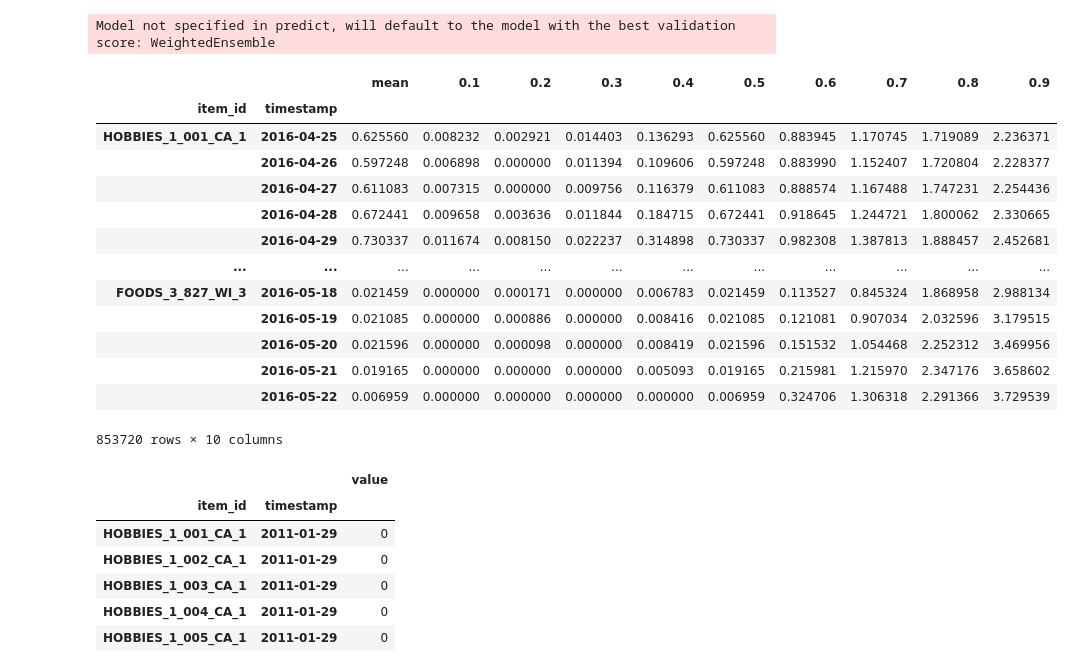
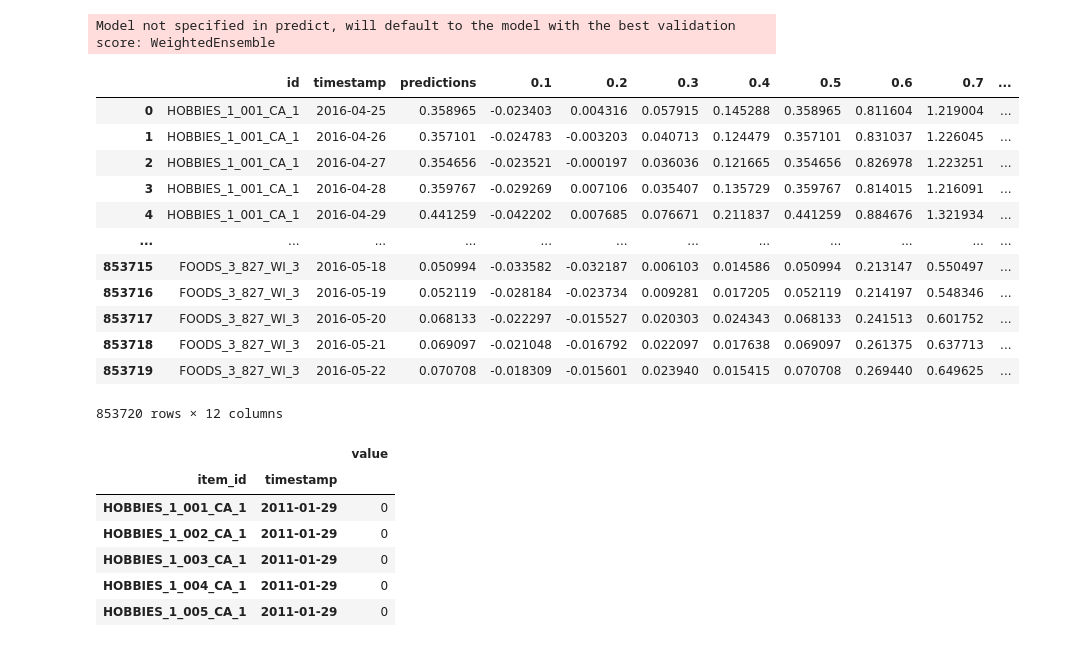
Before and after one commit to RobertWSmith/time-series-llm, a Jupyter notebook: autogluon.ipynb, the cells around one changed output. Cells and saved outputs as stored; diff of their text form; code cells hidden in the pictures.

```diff
--- a/autogluon.ipynb
+++ b/autogluon.ipynb
@@ -77,24 +74,22 @@ predictor.leaderboard()
 # %%
 predictions = predictor.predict(train_data)
-predictions[predictions < 0.0] = 0.0
-predictions = np.expm1(predictions)
-predictions
+my_predictions = predictions.reset_index().rename(columns={"item_id": "id", "mean": "predictions"})
+my_predictions
 # %% [output]
 Model not specified in predict, will default to the model with the best validation score: WeightedEnsemble
-|  |  | mean | 0.1 | 0.2 | 0.3 | 0.4 | 0.5 | 0.6 | 0.7 | 0.8 | 0.9 |
-| item_id | timestamp |  |  |  |  |  |  |  |  |  |  |
-| HOBBIES_1_001_CA_1 | 2016-04-25 | 0.625560 | 0.008232 | 0.002921 | 0.014403 | 0.136293 | 0.625560 | 0.883945 | 1.170745 | 1.719089 | 2.236371 |
-|  | 2016-04-26 | 0.597248 | 0.006898 | 0.000000 | 0.011394 | 0.109606 | 0.597248 | 0.883990 | 1.152407 | 1.720804 | 2.228377 |
-|  | 2016-04-27 | 0.611083 | 0.007315 | 0.000000 | 0.009756 | 0.116379 | 0.611083 | 0.888574 | 1.167488 | 1.747231 | 2.254436 |
-|  | 2016-04-28 | 0.672441 | 0.009658 | 0.003636 | 0.011844 | 0.184715 | 0.672441 | 0.918645 | 1.244721 | 1.800062 | 2.330665 |
-|  | 2016-04-29 | 0.730337 | 0.011674 | 0.008150 | 0.022237 | 0.314898 | 0.730337 | 0.982308 | 1.387813 | 1.888457 | 2.452681 |
+|  | id | timestamp | predictions | 0.1 | 0.2 | 0.3 | 0.4 | 0.5 | 0.6 | 0.7 | ... |
+| 0 | HOBBIES_1_001_CA_1 | 2016-04-25 | 0.358965 | -0.023403 | 0.004316 | 0.057915 | 0.145288 | 0.358965 | 0.811604 | 1.219004 | ... |
+| 1 | HOBBIES_1_001_CA_1 | 2016-04-26 | 0.357101 | -0.024783 | -0.003203 | 0.040713 | 0.124479 | 0.357101 | 0.831037 | 1.226045 | ... |
+| 2 | HOBBIES_1_001_CA_1 | 2016-04-27 | 0.354656 | -0.023521 | -0.000197 | 0.036036 | 0.121665 | 0.354656 | 0.826978 | 1.223251 | ... |
+| 3 | HOBBIES_1_001_CA_1 | 2016-04-28 | 0.359767 | -0.029269 | 0.007106 | 0.035407 | 0.135729 | 0.359767 | 0.814015 | 1.216091 | ... |
+| 4 | HOBBIES_1_001_CA_1 | 2016-04-29 | 0.441259 | -0.042202 | 0.007685 | 0.076671 | 0.211837 | 0.441259 | 0.884676 | 1.321934 | ... |
 | ... | ... | ... | ... | ... | ... | ... | ... | ... | ... | ... | ... |
-| FOODS_3_827_WI_3 | 2016-05-18 | 0.021459 | 0.000000 | 0.000171 | 0.000000 | 0.006783 | 0.021459 | 0.113527 | 0.845324 | 1.868958 | 2.988134 |
-|  | 2016-05-19 | 0.021085 | 0.000000 | 0.000886 | 0.000000 | 0.008416 | 0.021085 | 0.121081 | 0.907034 | 2.032596 | 3.179515 |
-|  | 2016-05-20 | 0.021596 | 0.000000 | 0.000098 | 0.000000 | 0.008419 | 0.021596 | 0.151532 | 1.054468 | 2.252312 | 3.469956 |
-|  | 2016-05-21 | 0.019165 | 0.000000 | 0.000000 | 0.000000 | 0.005093 | 0.019165 | 0.215981 | 1.215970 | 2.347176 | 3.658602 |
-|  | 2016-05-22 | 0.006959 | 0.000000 | 0.000000 | 0.000000 | 0.000000 | 0.006959 | 0.324706 | 1.306318 | 2.291366 | 3.729539 |
+| 853715 | FOODS_3_827_WI_3 | 2016-05-18 | 0.050994 | -0.033582 | -0.032187 | 0.006103 | 0.014586 | 0.050994 | 0.213147 | 0.550497 | ... |
+| 853716 | FOODS_3_827_WI_3 | 2016-05-19 | 0.052119 | -0.028184 | -0.023734 | 0.009281 | 0.017205 | 0.052119 | 0.214197 | 0.548346 | ... |
+| 853717 | FOODS_3_827_WI_3 | 2016-05-20 | 0.068133 | -0.022297 | -0.015527 | 0.020303 | 0.024343 | 0.068133 | 0.241513 | 0.601752 | ... |
+| 853718 | FOODS_3_827_WI_3 | 2016-05-21 | 0.069097 | -0.021048 | -0.016792 | 0.022097 | 0.017638 | 0.069097 | 0.261375 | 0.637713 | ... |
+| 853719 | FOODS_3_827_WI_3 | 2016-05-22 | 0.070708 | -0.018309 | -0.015601 | 0.023940 | 0.015415 | 0.070708 | 0.269440 | 0.649625 | ... |
-853720 rows × 10 columns
+853720 rows × 12 columns
 # %%
 test_df = pd.read_csv("m5-forecasting-accuracy/sales_train_evaluation.csv")
 test_df["id"] = test_df["item_id"] + "_" + test_df["store_id"]
```
Also changed, not shown: parts of 10 cells of this notebook, 5 other files.
